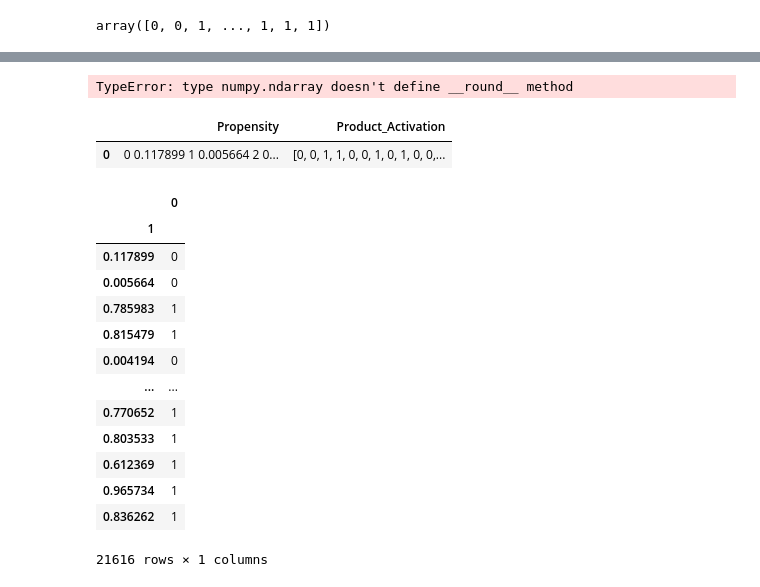
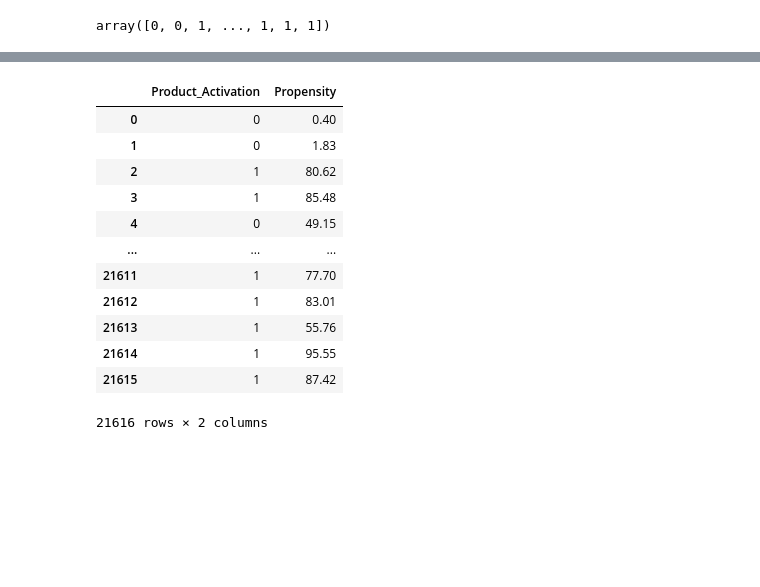
Before and after one commit to vkharatmal/Propensity-score, a Jupyter notebook: Pipelined.ipynb, the cells around one changed output, grey strips where cells are left out. Cells and saved outputs as stored; diff of their text form; code cells hidden in the pictures; blank space fills up the shorter version.

```diff
--- a/Pipelined.ipynb
+++ b/Pipelined.ipynb
@@ -206,4 +195,0 @@ for i in range(len(lgbm_model.predict_proba(xTest))):
-# %%
-Final_result=pd.DataFrame(data=[round(lgbm_model.predict_proba(xTest)[:][1],4),Product_Activation],columns=['Propensity','Product_Activation'])
-# %% [output]
-TypeError: type numpy.ndarray doesn't define __round__ method
@@ -212,5 +195,0 @@ lgbm_model.predict_proba(xTest)
-# %%
-pd.DataFrame({'Propensity':[pd.DataFrame(lgbm_model.predict_proba(xTest))[1]],'Product_Activation':[lgbm_model.predict(xTest)]})
-# %% [output]
-|  | Propensity | Product_Activation |
-| 0 | 0 0.117899 1 0.005664 2 0... | [0, 0, 1, 1, 0, 0, 1, 0, 1, 0, 0,... |
@@ -219,17 +196,18 @@ v=pd.DataFrame(lgbm_model.predict_proba(xTest))[1]
 # %%
-pd.DataFrame(lgbm_model.predict(xTest),v)
+prop_df=pd.DataFrame(zip(lgbm_model.predict(xTest),round(pd.DataFrame(lgbm_model.predict_proba(xTest))[1]*100,2)),columns=['Product_Activation','Propensity'])
-# %% [output]
-|  | 0 |
-| 1 |  |
-| 0.117899 | 0 |
-| 0.005664 | 0 |
-| 0.785983 | 1 |
-| 0.815479 | 1 |
-| 0.004194 | 0 |
-| ... | ... |
-| 0.770652 | 1 |
-| 0.803533 | 1 |
-| 0.612369 | 1 |
-| 0.965734 | 1 |
-| 0.836262 | 1 |
-21616 rows × 1 columns
+# %%
+prop_df
+# %% [output]
+|  | Product_Activation | Propensity |
+| 0 | 0 | 0.40 |
+| 1 | 0 | 1.83 |
+| 2 | 1 | 80.62 |
+| 3 | 1 | 85.48 |
+| 4 | 0 | 49.15 |
+| ... | ... | ... |
+| 21611 | 1 | 77.70 |
+| 21612 | 1 | 83.01 |
+| 21613 | 1 | 55.76 |
+| 21614 | 1 | 95.55 |
+| 21615 | 1 | 87.42 |
+21616 rows × 2 columns
```
Also changed, not shown: parts of 42 cells of this notebook.
